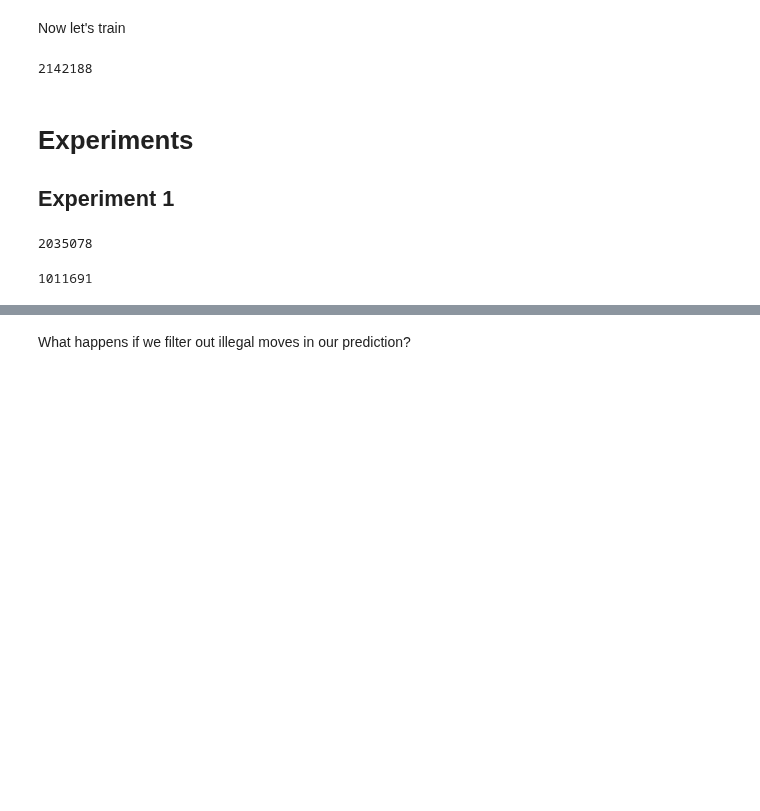
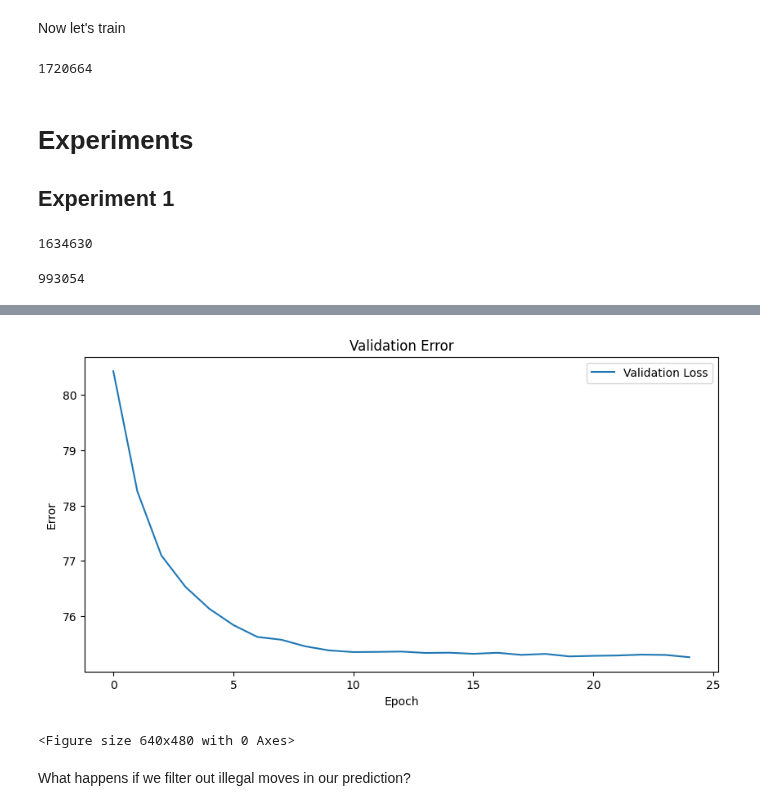
Before and after one commit to tonyjongyoonan/enpoisson, a Jupyter notebook: research/notebooks/exploration_multi_modal.ipynb, the cells around one changed output, grey strips where cells are left out. Cells and saved outputs as stored; diff of their text form; code cells hidden in the pictures; blank space fills up the shorter version.

```diff
--- a/research/notebooks/exploration_multi_modal.ipynb
+++ b/research/notebooks/exploration_multi_modal.ipynb
@@ -69,6 +69,8 @@ zI8GQITc  rnbqkbnr/pppppppp/8/8/8/8/PPPPPPPP/RNBQKBNR w ...
 [164321 rows x 5 columns]
 # %%
 grouped_df.to_csv('haha_longer_1500.csv')
+# %%
+grouped_df = pd.read_csv("haha_longer.csv")
 # %%
 print(grouped_df)
 # %% [output]
@@ -221,7 +223,7 @@ def df_to_data(df, sampling_rate=1, fixed_window = True, fixed_window_size = 16,
 
     return subsequences, board_states, next_moves, vocab
 # %%
-trainX_sequences, trainX_boards, trainY, vocab = df_to_data(grouped_df, fixed_window=True, sampling_rate=0.5)
+trainX_sequences, trainX_boards, trainY, vocab = df_to_data(grouped_df, fixed_window=True, sampling_rate=0.75)
 trainX_sequences, trainX_seqlengths  = pad_sequences(trainX_sequences)
 # %%
 print(len(vocab.id_to_move.keys()))
@@ -325,8 +327,6 @@ def train(device, model, train_loader, val_loader, criterion, optimizer, num_epo
     val_loss_values = []
     val_error = []
     val_3_accuracy = []
-    swa_model = AveragedModel(model)
-    swa_start = 1
     for epoch in range(num_epochs):
         train_correct = 0
         train_total = 0
@@ -351,9 +351,6 @@ def train(device, model, train_loader, val_loader, criterion, optimizer, num_epo
             train_correct += (predicted == labels).sum().item()
             if count % 1000 == 0:
                 print(f'Epoch {epoch+1}, Batch: {count}| Training Loss: {training_loss/count}')
-        if epoch >= swa_start:
-            swa_model.update_parameters(model)
-        torch.optim.swa_utils.update_bn(train_loader, swa_model)
         # Validation
         model.eval()
         val_correct = 0
@@ -386,9 +383,10 @@ def train(device, model, train_loader, val_loader, criterion, optimizer, num_epo
         train_loss_values.append(training_loss)
         train_error.append(100-100*train_correct/train_total)
         print(f'Epoch {epoch+1}, Training Loss: {training_loss/len(train_loader)}, Validation Error: {val_error[-1]}, Validation Top-3 Accuracy: {val_3_accuracy[-1]}, Training Error: {train_error[-1]}')
-        for op_params in optimizer.param_groups:
-            op_params['lr'] = op_params['lr'] * learn_decay
-    return train_error,train_loss_values, val_error, val_loss_values, swa_model
+        if epoch <= 10 or epoch >= 23:
+            for op_params in optimizer.param_groups:
+                op_params['lr'] = op_params['lr'] * learn_decay
+    return train_error,train_loss_values, val_error, val_loss_values
 # %% [markdown]
 Now let's train
 # %%
@@ -397,7 +395,7 @@ dataset = MultimodalDataset(trainX_sequences, trainX_boards, trainX_seqlengths,
 total_size = len(dataset)
 print(total_size)
 # %% [output]
-2142188
+1720664
 # %% [markdown]
 # Experiments
 
@@ -412,7 +410,7 @@ train_dataset = Subset(dataset, range(0, train_size))
 val_dataset = Subset(dataset, range(train_size, train_size + val_size))
 print(train_size)
 # %% [output]
-2035078
+1634630
 # %%
 # Reload the data with particular batch size
 batch_size = 64
@@ -420,9 +418,9 @@ train_loader = DataLoader(train_dataset, batch_size=batch_size, shuffle=False)
 val_loader = DataLoader(val_dataset, batch_size=batch_size, shuffle=False)
 
 # Initialize model, loss function, and optimizer
-d_hidden = 64
+d_hidden = 72
 d_embed = 32
-NUM_EPOCHS = 6
+NUM_EPOCHS = 25
 d_out = len(vocab.id_to_move.keys())
 model = MultiModal(vocab,d_embed,d_hidden,d_out)
 model = model.to(device)
@@ -436,10 +434,10 @@ def count_parameters(model):
     return sum(p.numel() for p in model.parameters() if p.requires_grad)
 print(count_parameters(model))
 # %% [output]
-1011691
+993054
 # %%
 # Train the model
-train_error,train_loss_values, val_error, val_loss_value,swa_model = train(device, model, train_loader, val_loader, criterion, optimizer, NUM_EPOCHS, learn_decay)
+train_error,train_loss_values, val_error, val_loss_value = train(device, model, train_loader, val_loader, criterion, optimizer, NUM_EPOCHS, learn_decay)
 
 # Plot the training error
 plt.figure(figsize=(10, 5))
@@ -468,3 +469,5 @@ Epoch 1, Batch: 14000| Training Loss: 4.465768239617348
+[figure, added]
+<Figure size 640x480 with 0 Axes>
 # %% [markdown]
 What happens if we filter out illegal moves in our prediction?
 # %%
```
Also changed, not shown: parts of 6 cells of this notebook, 2 other files.
